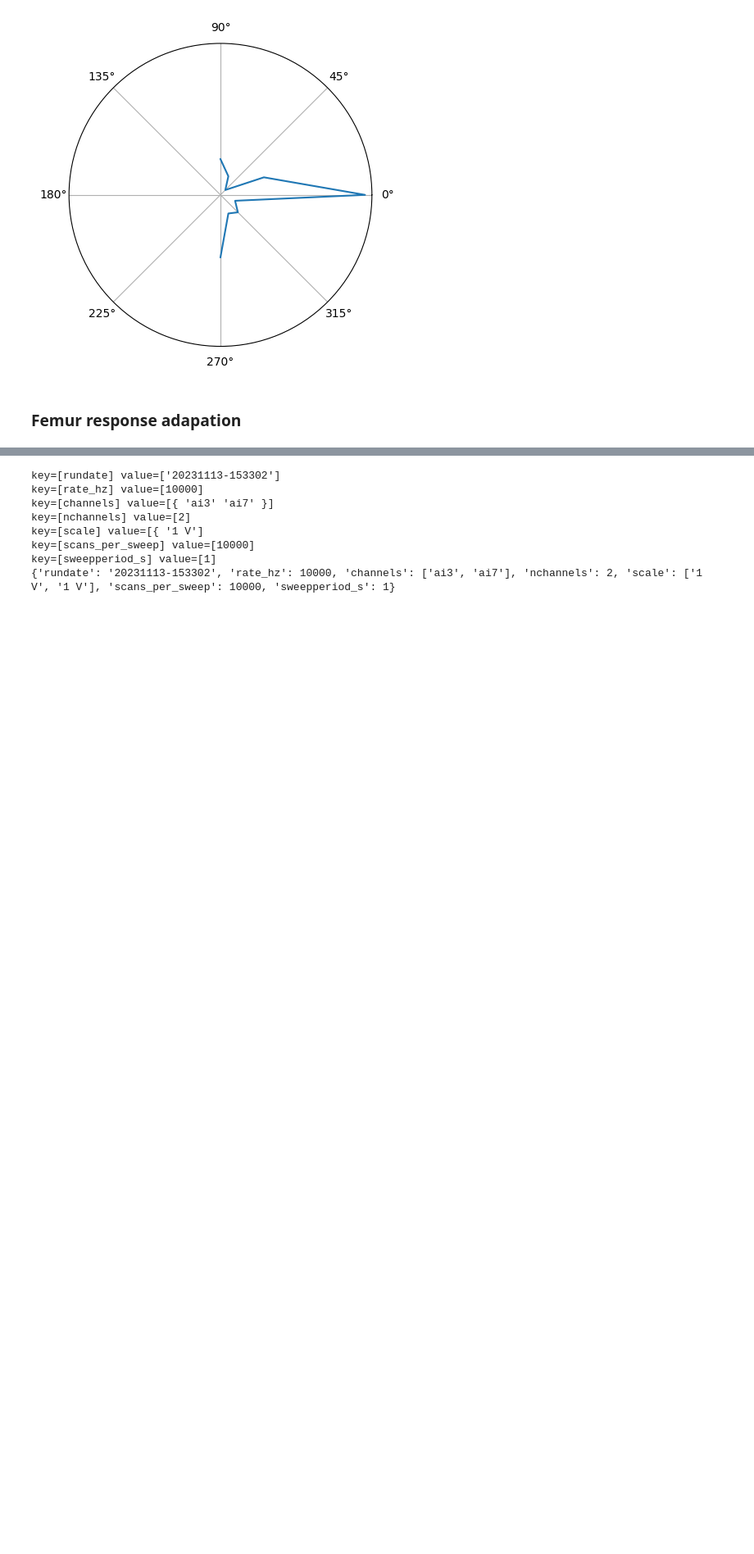
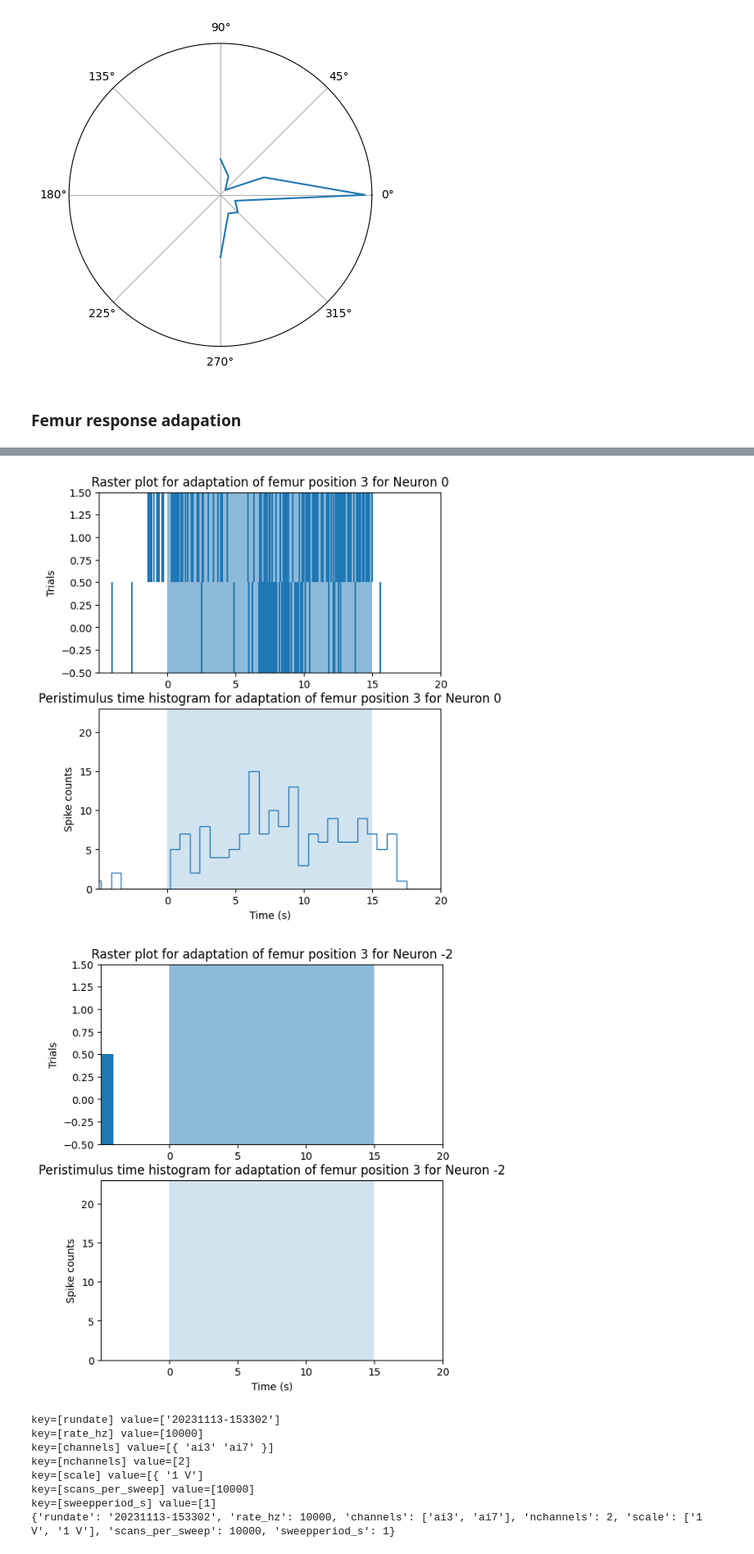
Before and after one commit to adishreeg/bi162-final-project, a Jupyter notebook: code/Sensory_Adaptation_1mL.ipynb, the cells around one changed output, grey strips where cells are left out. Shown at 82% size. Drawn from its saved outputs; the diff is of its cells as text; code cells hidden in the pictures; blank space fills up the shorter version.

```diff
--- a/code/Sensory_Adaptation_1mL.ipynb
+++ b/code/Sensory_Adaptation_1mL.ipynb
@@ -478,4 +477,0 @@ key=[sweepperiod_s] value=[1]
-# %%
-data, info = loadescope('../final_data/day2/20231120-143544.dat')
-plotescope(data, info)
-aligned_spikes, spike_clusters = cluster('../final_data/day2/20231120-143544.dat', 1, 2)
@@ -504,28 +478,31 @@ key=[sweepperiod_s] value=[1]
 # %%
-for CLUSTER in [0,1]:
+for CLUSTER in [1,3]:
     fig, axs = plt.subplots(2, figsize=(6, 7))
     axs[0].eventplot(
         [[x[0] - t_s * 10000 for i, x in enumerate(aligned_spikes) if spike_clusters[i] == CLUSTER] for t_s in [7, 35]])
     axs[0].set_xlim([-50000, 20 * 10000])
     ts = [0, 5, 10, 15, 20]
     axs[0].set_xticks([t * 10000 for t in ts], ts)
     # axs[0].set_xlabel('Time (s)')
     axs[0].set_ylabel('Trials')
     x = [0, 150000]
     y1 = [-.5, -0.5]
     axs[0].fill_between(x, y1, 1.5, alpha=0.5); axs[1].fill_between(x, y1, 23 if CLUSTER else 14, alpha=0.2)
     axs[0].set_ylim([-0.5, 1.5])
     axs[0].set_title(f'Raster plot for adaptation of femur position 3 for Neuron {1 - CLUSTER}')
 
     times = [x[0] - t_s * 10000 for i, x in enumerate(aligned_spikes) if spike_clusters[i] == CLUSTER for t_s in [8, 33]]
     axs[1].hist(times, bins=100, histtype='step')
     axs[1].set_ylabel('Spike counts')
     axs[1].set_title(f'Peristimulus time histogram for adaptation of femur position 3 for Neuron {1 - CLUSTER}')
     axs[1].set_xticks([t * 10000 for t in ts], ts)
     axs[1].set_xlabel('Time (s)')
     axs[1].set_xlim([-50000, 20 * 10000])
     axs[1].set_ylim([0, 23 if CLUSTER else 14])
     plt.show()
+# %% [output]
+[figure, added]
+[figure, added]
 # %%
 data, info = loadescope(filenames['0_5'])
 # %% [output]
```
Also changed, not shown: parts of 4 cells of this notebook.
